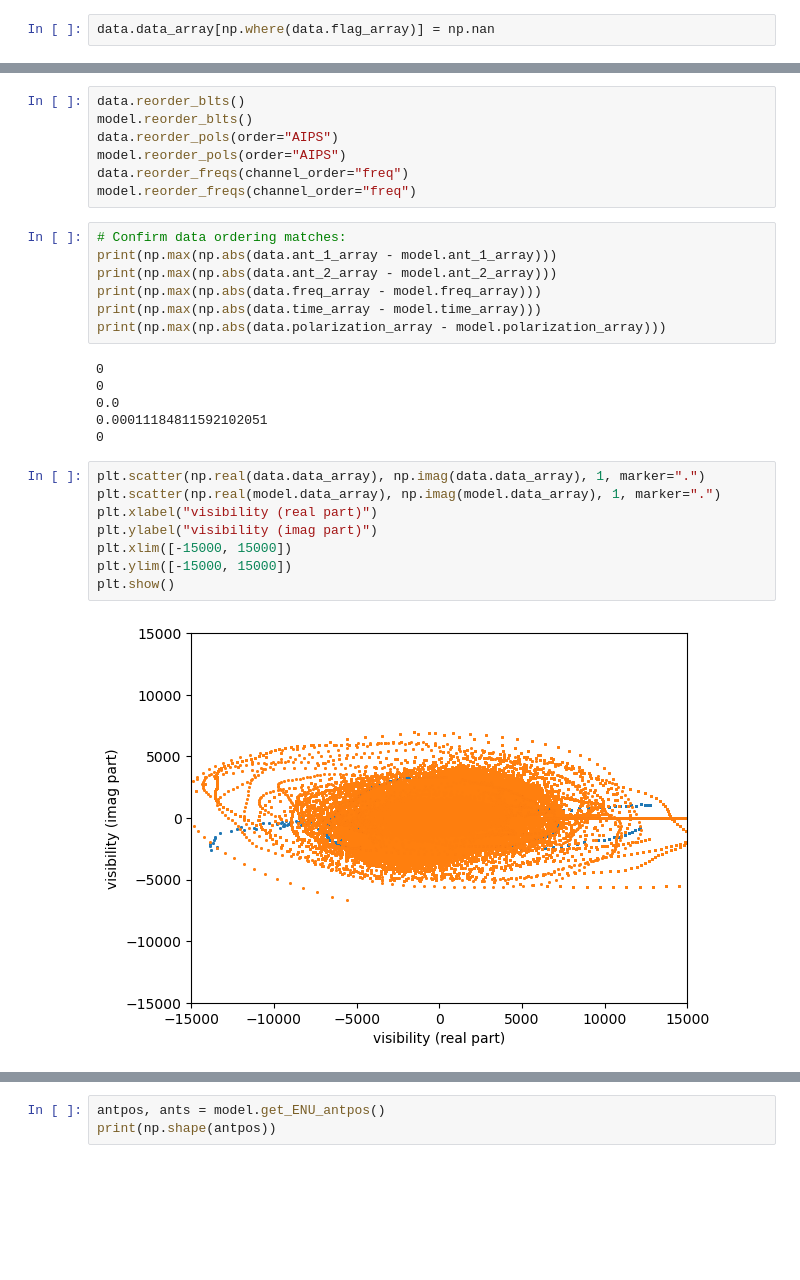
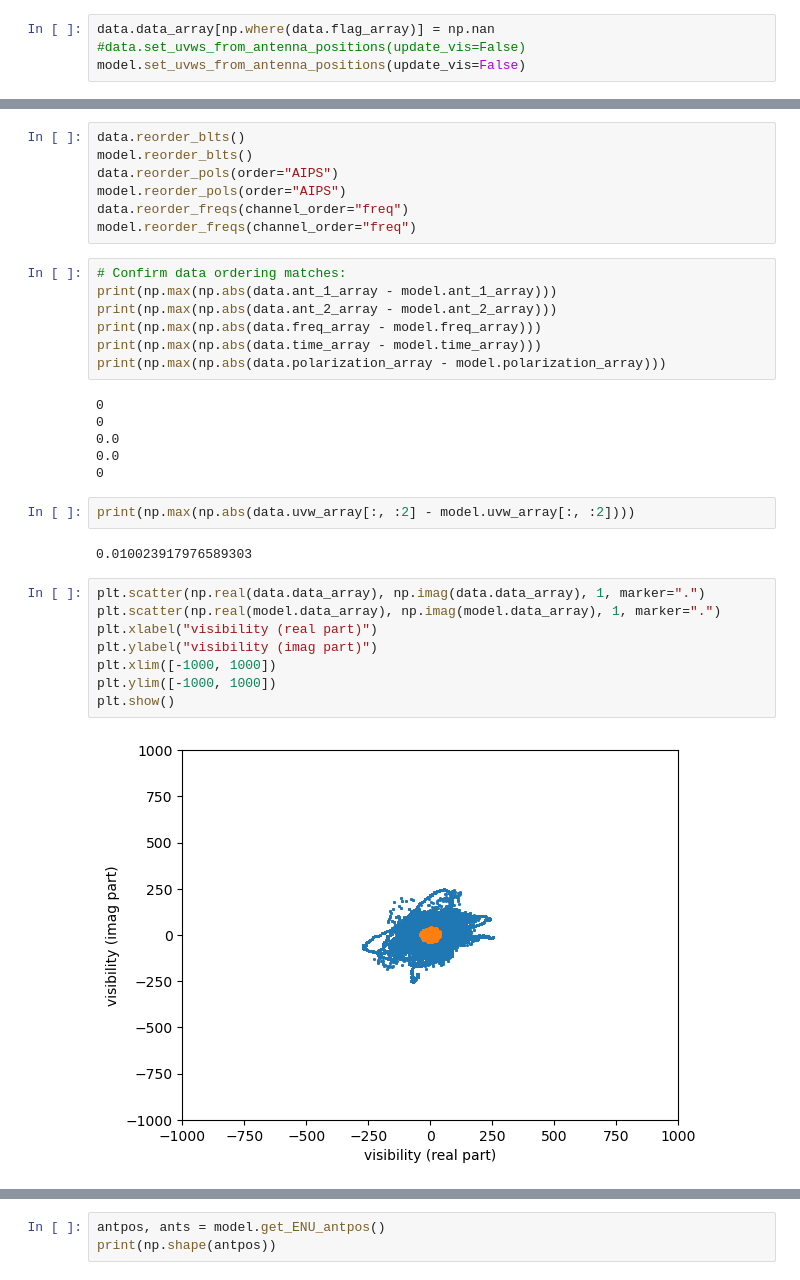
Before and after one commit to rlbyrne/rlb_hera, a Jupyter notebook: debug_model/test_simulation.ipynb, the cells around one changed output, grey strips where cells are left out. Cells and saved outputs as stored; diff of their text form; blank space fills up the shorter version.

```diff
--- a/debug_model/test_simulation.ipynb
+++ b/debug_model/test_simulation.ipynb
@@ -29,3 +47,5 @@ model.select(
 )
 # %%
 data.data_array[np.where(data.flag_array)] = np.nan
+#data.set_uvws_from_antenna_positions(update_vis=False)
+model.set_uvws_from_antenna_positions(update_vis=False)
@@ -67,18 +94,22 @@ print(np.max(np.abs(data.polarization_array - model.polarization_array)))
 0
 0
 0.0
-0.00011184811592102051
+0.0
 0
+# %%
+print(np.max(np.abs(data.uvw_array[:, :2] - model.uvw_array[:, :2])))
+# %% [output]
+0.010023917976589303
 # %%
 plt.scatter(np.real(data.data_array), np.imag(data.data_array), 1, marker=".")
 plt.scatter(np.real(model.data_array), np.imag(model.data_array), 1, marker=".")
 plt.xlabel("visibility (real part)")
 plt.ylabel("visibility (imag part)")
-plt.xlim([-15000, 15000])
-plt.ylim([-15000, 15000])
+plt.xlim([-1000, 1000])
+plt.ylim([-1000, 1000])
 plt.show()
 # %% [output]
-[figure, old version]
+[figure, new version]
 # %%
 print(np.nanmean(np.abs(data.data_array)))
 print(np.nanmean(np.abs(data.data_array - model.data_array)))
```
Also changed, not shown: parts of 48 cells of this notebook, 3 other files.
